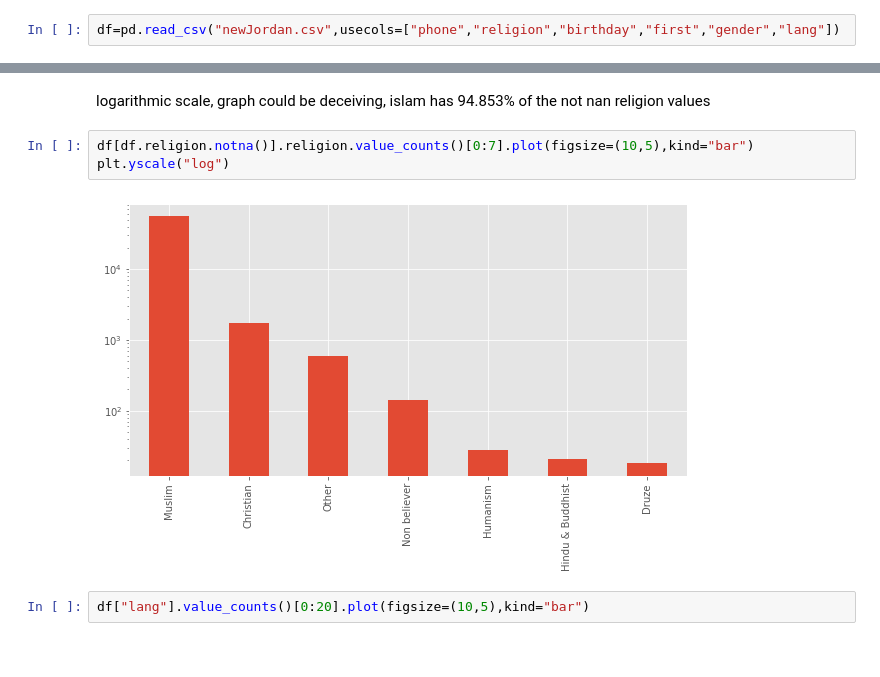
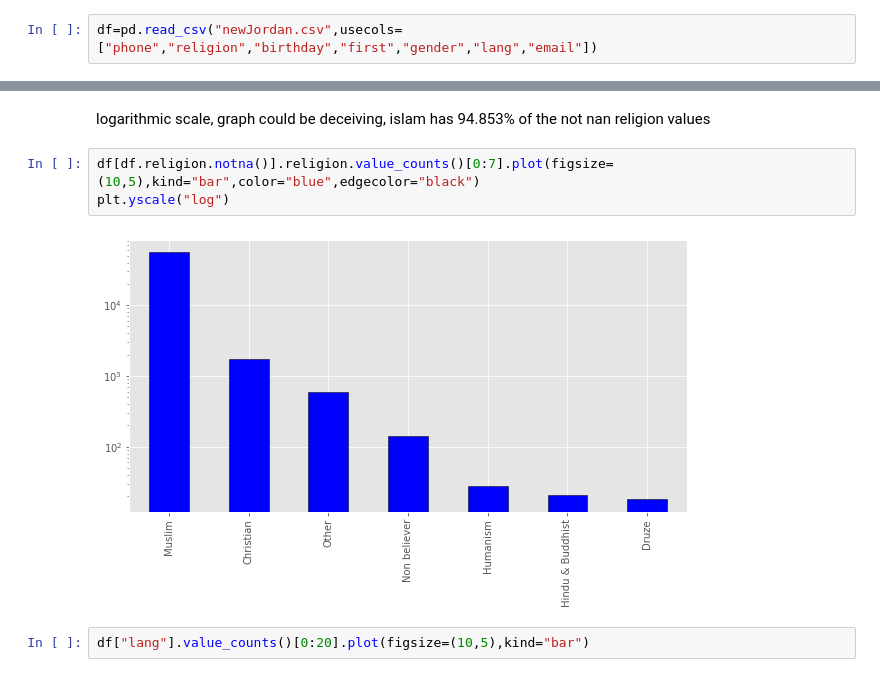
Before and after one commit to MohamedSuwan/leaked-FB-data-analysis, a Jupyter notebook: Jordan FB analysis.ipynb, the cells around one changed output, grey strips where cells are left out. Saved outputs shown, nothing was run; the diff lists cells and outputs as text.

```diff
--- a/Jordan FB analysis.ipynb
+++ b/Jordan FB analysis.ipynb
@@ -5,7 +5,7 @@ import seaborn as sns
 import matplotlib.style as st
 st.use("ggplot")
 # %%
-df=pd.read_csv("newJordan.csv",usecols=["phone","religion","birthday","first","gender","lang"])
+df=pd.read_csv("newJordan.csv",usecols=["phone","religion","birthday","first","gender","lang","email"])
 # %%
 df.drop_duplicates(inplace=True)
 # %%
@@ -126,10 +126,10 @@ df[df.religion.notna()].religion.value_counts()[0:7].plot(figsize=(10,5),kind="b
 # %% [markdown]
 logarithmic scale, graph could be deceiving, islam has 94.853% of the not nan religion values
 # %%
-df[df.religion.notna()].religion.value_counts()[0:7].plot(figsize=(10,5),kind="bar")
+df[df.religion.notna()].religion.value_counts()[0:7].plot(figsize=(10,5),kind="bar",color="blue",edgecolor="black")
 plt.yscale("log")
 # %% [output]
-[figure, old version]
+[figure, new version]
 # %%
 df["lang"].value_counts()[0:20].plot(figsize=(10,5),kind="bar")
 # %% [output]
```
Also changed, not shown: parts of 19 cells of this notebook.
